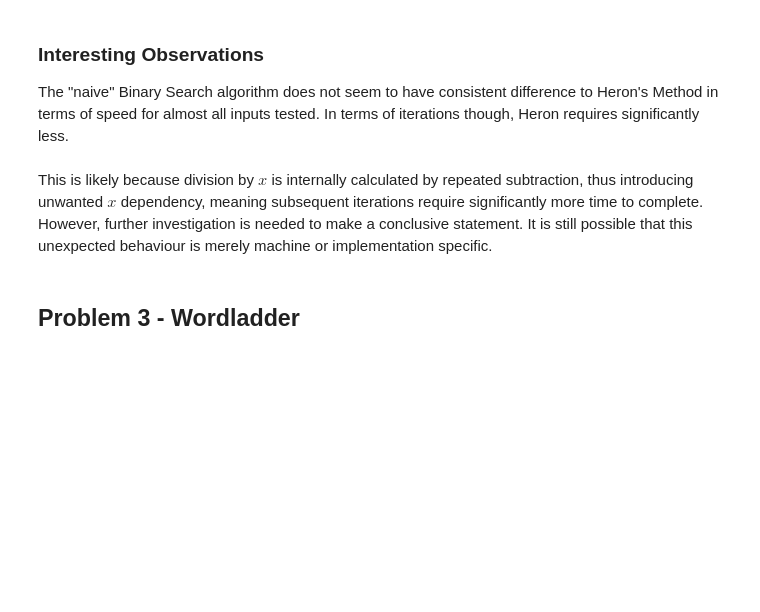
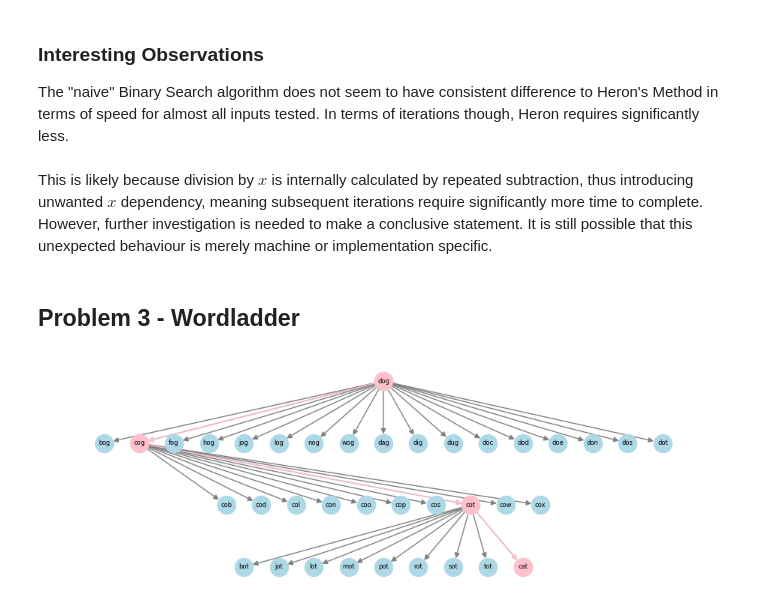
Before and after one commit to VesOps/Algorithmics, a Jupyter notebook: 3-1-breakout-teamx.ipynb, the cells around one changed output. Cells and saved outputs as stored; diff of their text form; code cells hidden in the pictures; blank space fills up the shorter version.

```diff
--- a/3-1-breakout-teamx.ipynb
+++ b/3-1-breakout-teamx.ipynb
@@ -398,32 +413,35 @@ def bestfs(initial, goal):
 
             if prior == 0:
                 return G, predecessors, levels
 
             q.put((p+neighs[neigh], neigh, level+1))
 
     return None, None, None
 
 
-path = "/kaggle/input/dictionary-of-english-words-and-definitions/dict.csv"
-unseen_words = set(pd.read_csv(path)["word"])    # sets are hashed, so O(1) lookup   # global variables as too large
+# dataset credit: https://www.kaggle.com/datasets/anthonytherrien/dictionary-of-english-words-and-definitions
+path = "dict.csv"          # english dictionary dataset
+unseen_words = set(pd.read_csv(path)["word"])    # sets are hashed, so O(1) lookup   # global variable as too large
 
 initial = input("Initial Word: ")
 unseen_words.remove(initial)
 goal = input("Goal Word: ")
 
 G, predecessors, levels = bestfs(initial, goal)
 if G is None:
     print("No Solution")
 else:
     # find path
     path_nodes, path_edges = [], []
     current = goal
     while not current is None:
         pred = predecessors[current]
         path_nodes.append(current)
 
         if not pred is None:
             path_edges.append((pred, current))
         current = pred
 
     show(G, levels, len(initial), path_nodes, path_edges)
+# %% [output]
+[figure, added]
```
Also changed, not shown: parts of 6 cells of this notebook, 2 other files.
